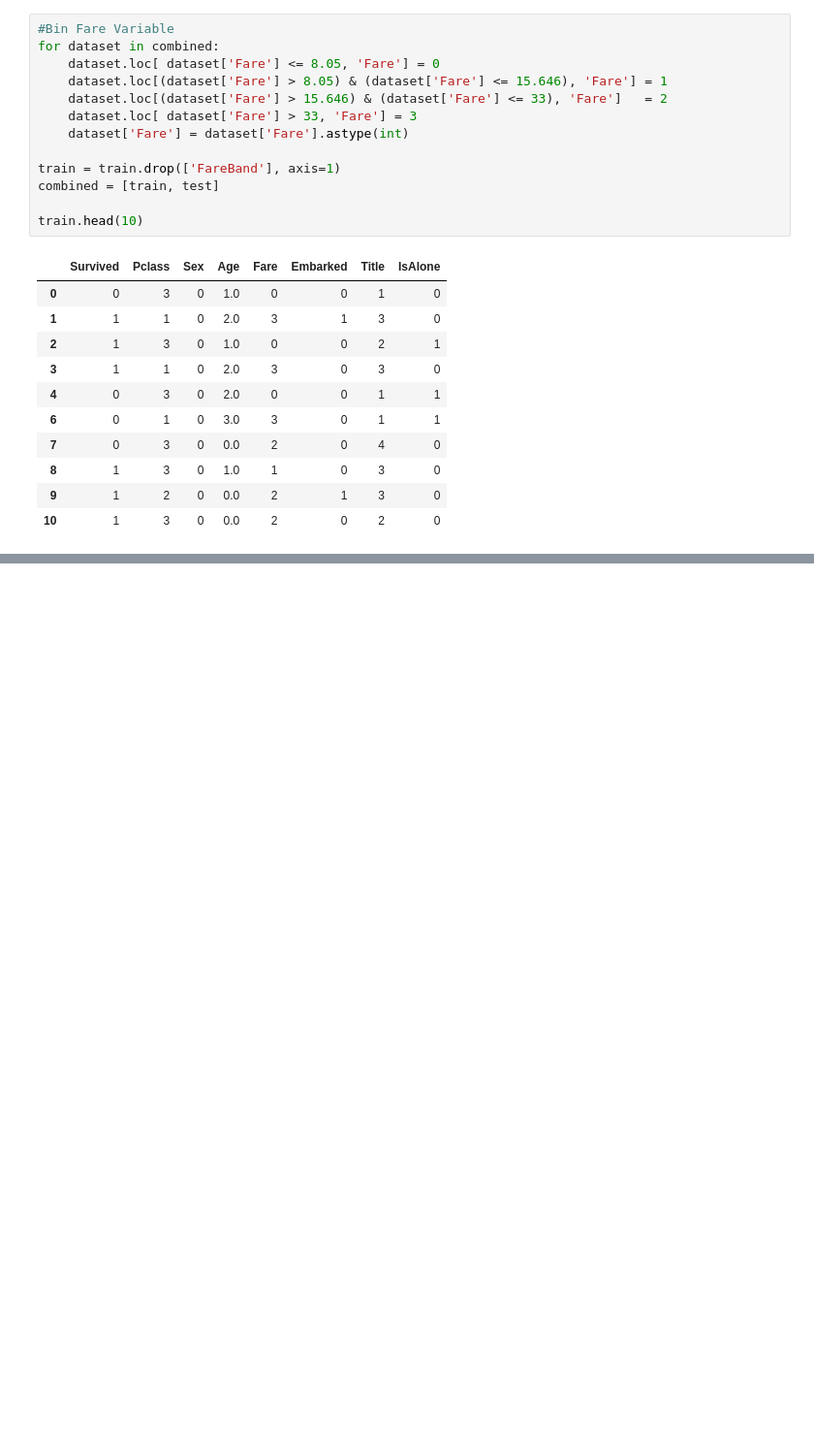
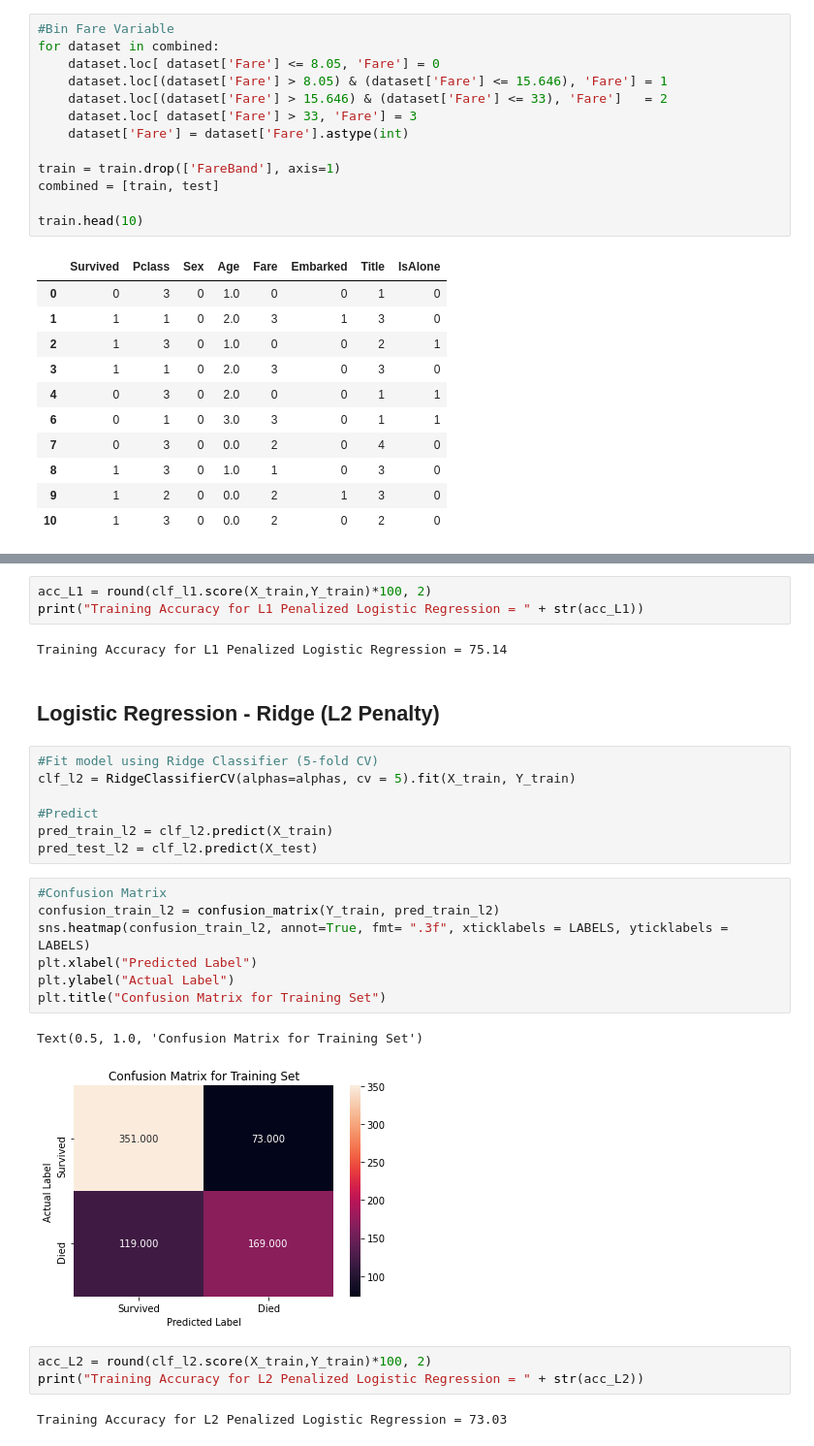
Before and after one commit to zhoukuscedu/Titanic-Kaggle, a Jupyter notebook: Titanic.ipynb, the cells around one changed output, grey strips where cells are left out. Shown at 97% size. Saved outputs shown, nothing was run; the diff lists cells and outputs as text; blank space fills up the shorter version.

```diff
--- a/Titanic.ipynb
+++ b/Titanic.ipynb
@@ -298,0 +342,29 @@ train.head(10)
+# %%
+acc_L1 = round(clf_l1.score(X_train,Y_train)*100, 2)
+print("Training Accuracy for L1 Penalized Logistic Regression = " + str(acc_L1))
+# %% [output]
+Training Accuracy for L1 Penalized Logistic Regression = 75.14
+# %% [markdown]
+## Logistic Regression - Ridge (L2 Penalty)
+# %%
+#Fit model using Ridge Classifier (5-fold CV)
+clf_l2 = RidgeClassifierCV(alphas=alphas, cv = 5).fit(X_train, Y_train)
+
+#Predict
+pred_train_l2 = clf_l2.predict(X_train)
+pred_test_l2 = clf_l2.predict(X_test)
+# %%
+#Confusion Matrix
+confusion_train_l2 = confusion_matrix(Y_train, pred_train_l2)
+sns.heatmap(confusion_train_l2, annot=True, fmt= ".3f", xticklabels = LABELS, yticklabels = LABELS)
+plt.xlabel("Predicted Label")
+plt.ylabel("Actual Label")
+plt.title("Confusion Matrix for Training Set")
+# %% [output]
+Text(0.5, 1.0, 'Confusion Matrix for Training Set')
+[figure, added]
+# %%
+acc_L2 = round(clf_l2.score(X_train,Y_train)*100, 2)
+print("Training Accuracy for L2 Penalized Logistic Regression = " + str(acc_L2))
+# %% [output]
+Training Accuracy for L2 Penalized Logistic Regression = 73.03
```
Also changed, not shown: parts of 24 cells of this notebook.
